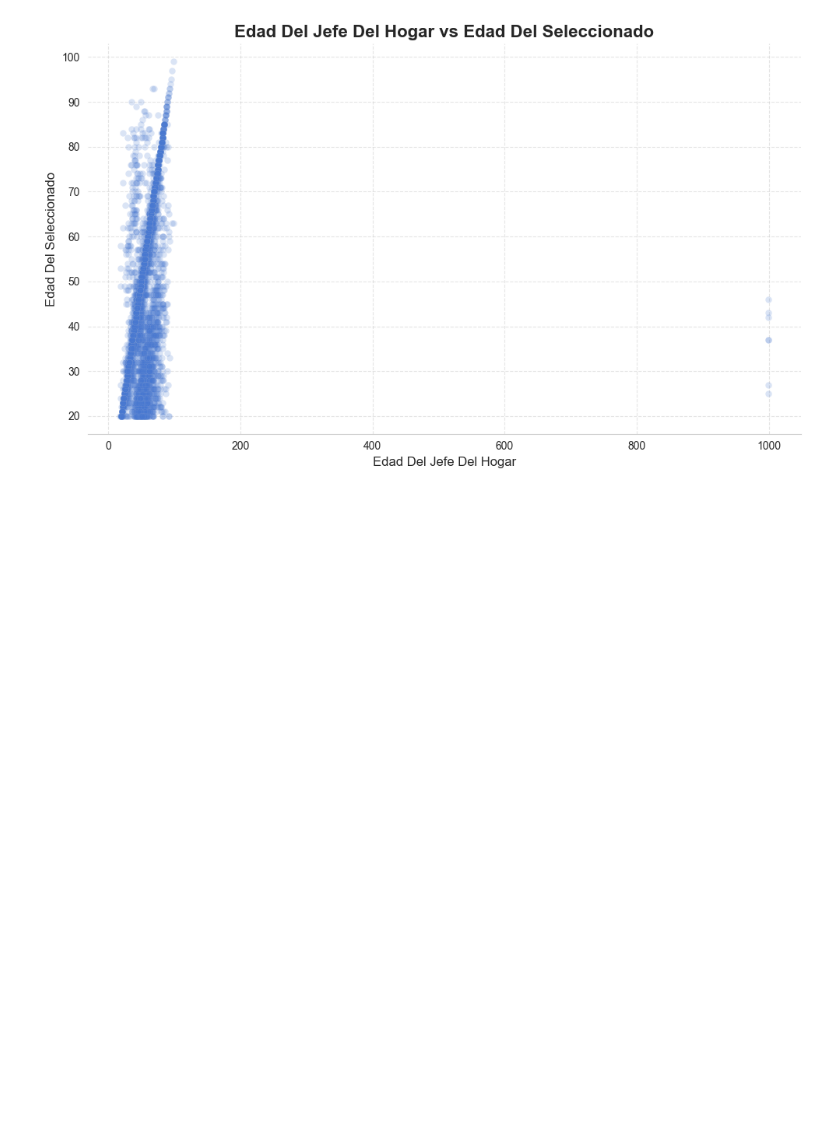
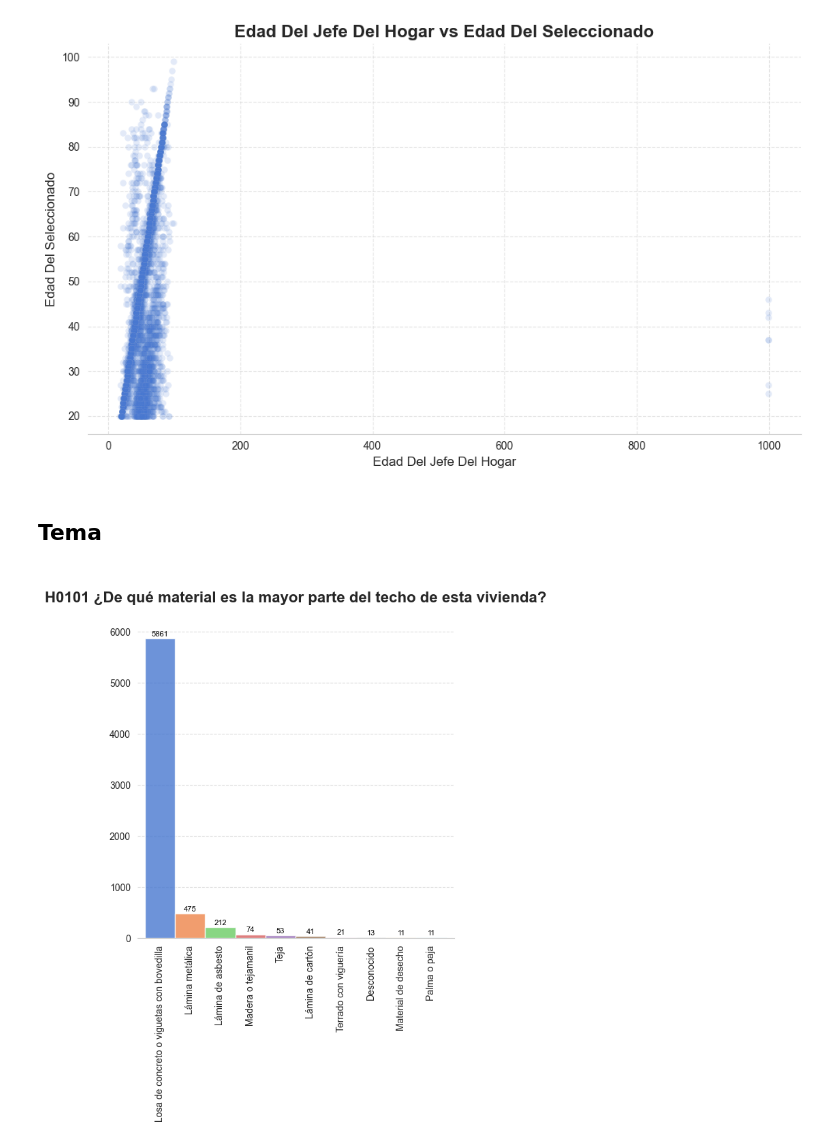
Before and after one commit to heritaco/Data-Mining, a Jupyter notebook: 04-Ensanut/Lab3_Arroyo_Espino_V1.ipynb, the cells around one changed output. Cells and saved outputs as stored; diff of their text form; code cells hidden in the pictures; blank space fills up the shorter version.

Commit message:
etiquetas

```diff
--- a/04-Ensanut/Lab3_Arroyo_Espino_V1.ipynb
+++ b/04-Ensanut/Lab3_Arroyo_Espino_V1.ipynb
@@ -192,0 +269,3 @@ dictcat
+# %%
+etiquetas_hogar.iloc[:, 0] = etiquetas_hogar.iloc[:, 0].ffill()   #  rellenar los valores vacíos con el valor anterior
+etiquetas_hogar
@@ -192,0 +286,16 @@ dictcat
+# %%
+# Convertir la segunda columna en nombres
+diccionario_hogares = {}
+
+for _, row in etiquetas_hogar.iterrows():
+    valor = row['Valor']  # Nombre de la variable principal
+    sub_valor = row[etiquetas_hogar.columns[1]]  # Numero de la segunda columna
+    etiqueta = row[etiquetas_hogar.columns[2]]  # Etiqueta
+
+    if valor not in diccionario_hogares:
+        diccionario_hogares[valor] = {}  #  crear un diccionario vacío
+
+    diccionario_hogares[valor][sub_valor] = etiqueta    #  agregar la etiqueta al diccionario
+# %%
+# Combinar los dos diccionarios
+diccionario_etiquetas = {**diccionario_adultos, **diccionario_hogares}
@@ -269,22 +381,22 @@ histograma(mergefull, 'edad')
 # %%
-def barrascat(data, column):
+def barrascat(column):
 
-    sns.set_style("whitegrid")                                      # estilo de la grafica
+    sns.set_style('whitegrid')                                      # estilo de la grafica
     plt.figure(figsize=(6, 6))
-    vc = data[column].value_counts()                                # cuenta los valores de la columna
+    vc = mergefull[column].value_counts()                                # cuenta los valores de la columna
     ax = vc.plot(kind='bar', color=palette, alpha=0.8, width=1)     # crea el grafico de barras
-    plt.title("\n" + dictcat[column] + "\n", fontsize=16, fontweight="bold")
+    plt.title('\n' + dictcat[column] + '\n', fontsize=16, fontweight='bold')
     plt.xlabel('')
     plt.xticks(rotation=0, fontsize=10) # rotacion de las etiquetas del eje x
-    plt.yticks(fontsize=10)
+    ax.set_xticklabels([diccionario_etiquetas[column].get(str(tag), 'Desconocido') for tag in vc.index], rotation=90)
     plt.grid(axis='y', linestyle='--', alpha=0.7)                   # cuadricula en el eje y
     plt.grid(axis='x', linestyle='--', alpha=0)                     # cuadricula en el eje x
 
     # agregar etiquetas con el valor de cada barra
     for p in ax.patches:
         ax.annotate(str(p.get_height()), (p.get_x() + p.get_width() / 2., p.get_height()),
-                    ha='center', va='center', fontsize=10, color='black', xytext=(0, 5),
-                    textcoords='offset points', fontweight='bold')
+                    ha='center', va='center', fontsize=8, color='black', xytext=(0, 5),
+                    textcoords='offset points')
 
     sns.despine(left=True)  # quitae l borde izquierdo
     plt.show()
@@ -328,2 +440,8 @@ scatter_plot(mergefull, 'edad_j', 'edad')
 # %% [output]
 [figure]
+# %% [markdown]
+## Tema
+# %%
+barrascat('h0101')
+# %% [output]
+[figure, added]
```
Also changed, not shown: parts of 21 cells of this notebook, 4 other files.
